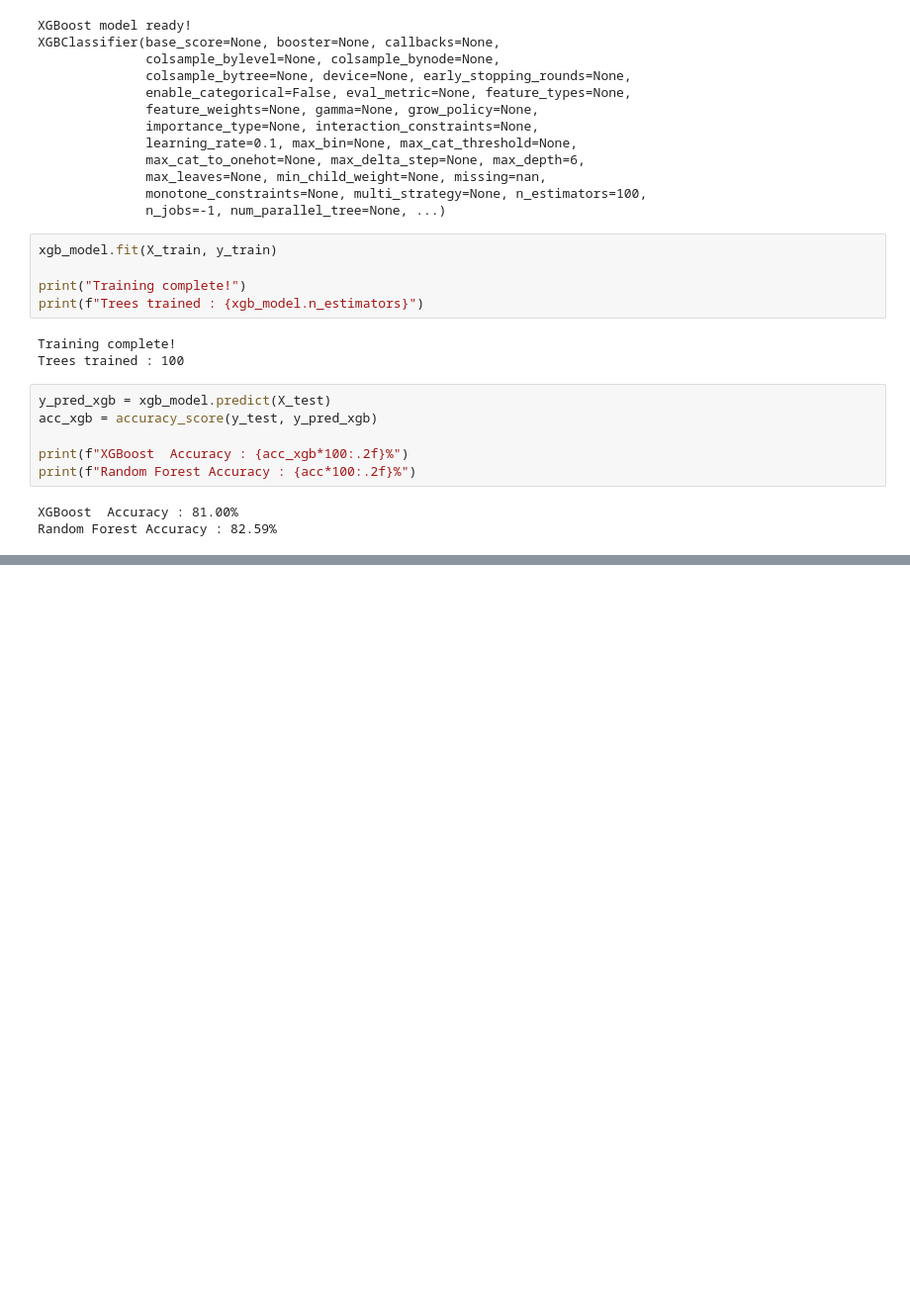
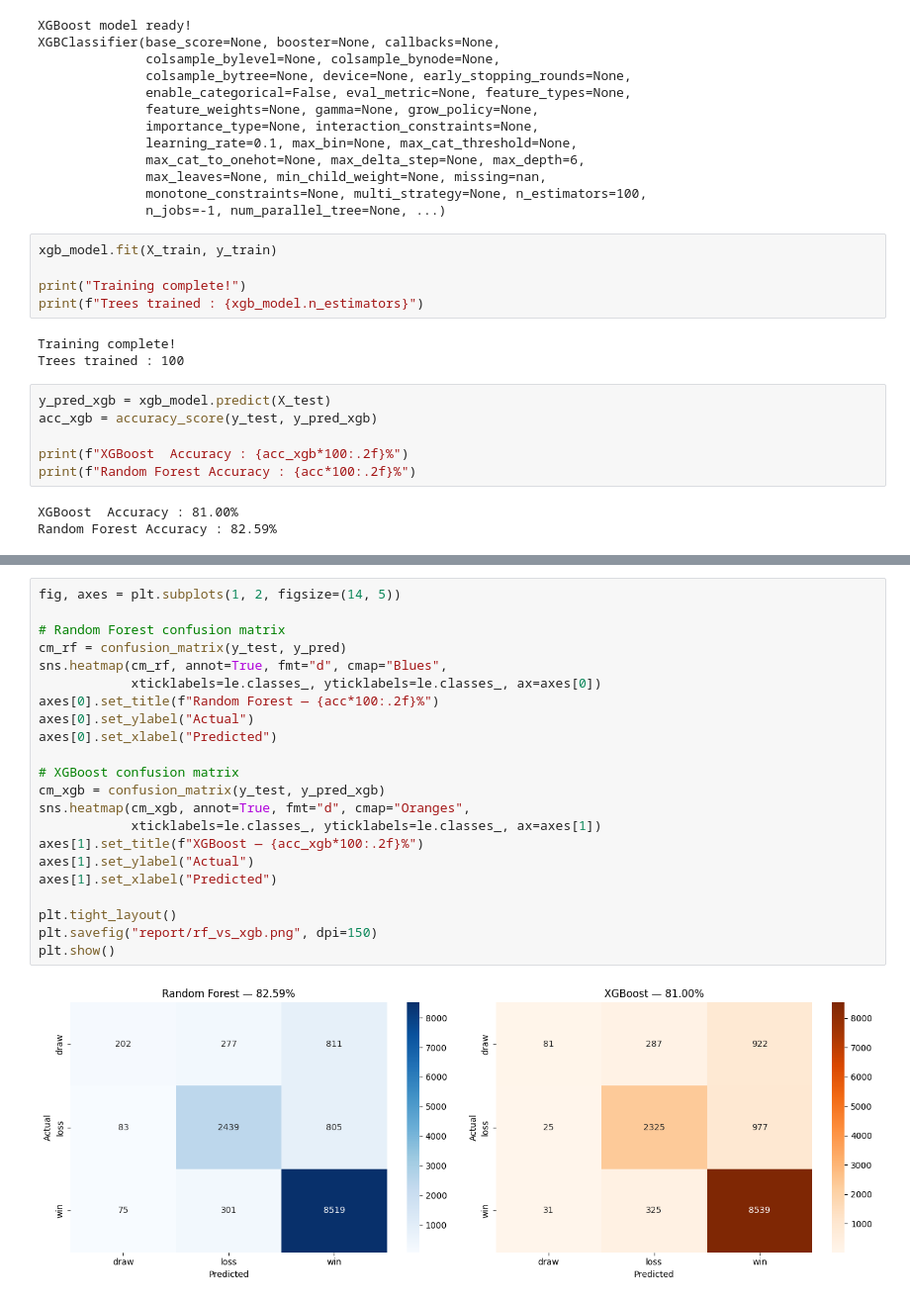
Before and after one commit to dhruvthumar/project_AI-Connect4, a Jupyter notebook: main.ipynb, the cells around one changed output, grey strips where cells are left out. Shown at 99% size. Drawn from its saved outputs; the diff is of its cells as text; blank space fills up the shorter version.

Commit message:
feat: side by side confusion matrix RF vs XGBoost

```diff
--- a/main.ipynb
+++ b/main.ipynb
@@ -365,0 +380,24 @@ Random Forest Accuracy : 82.59%
+# %%
+fig, axes = plt.subplots(1, 2, figsize=(14, 5))
+
+# Random Forest confusion matrix
+cm_rf = confusion_matrix(y_test, y_pred)
+sns.heatmap(cm_rf, annot=True, fmt="d", cmap="Blues",
+            xticklabels=le.classes_, yticklabels=le.classes_, ax=axes[0])
+axes[0].set_title(f"Random Forest — {acc*100:.2f}%")
+axes[0].set_ylabel("Actual")
+axes[0].set_xlabel("Predicted")
+
+# XGBoost confusion matrix
+cm_xgb = confusion_matrix(y_test, y_pred_xgb)
+sns.heatmap(cm_xgb, annot=True, fmt="d", cmap="Oranges",
+            xticklabels=le.classes_, yticklabels=le.classes_, ax=axes[1])
+axes[1].set_title(f"XGBoost — {acc_xgb*100:.2f}%")
+axes[1].set_ylabel("Actual")
+axes[1].set_xlabel("Predicted")
+
+plt.tight_layout()
+plt.savefig("report/rf_vs_xgb.png", dpi=150)
+plt.show()
+# %% [output]
+[figure, added]
```
Also changed, not shown: parts of 1 cell of this notebook, 1 other file.
